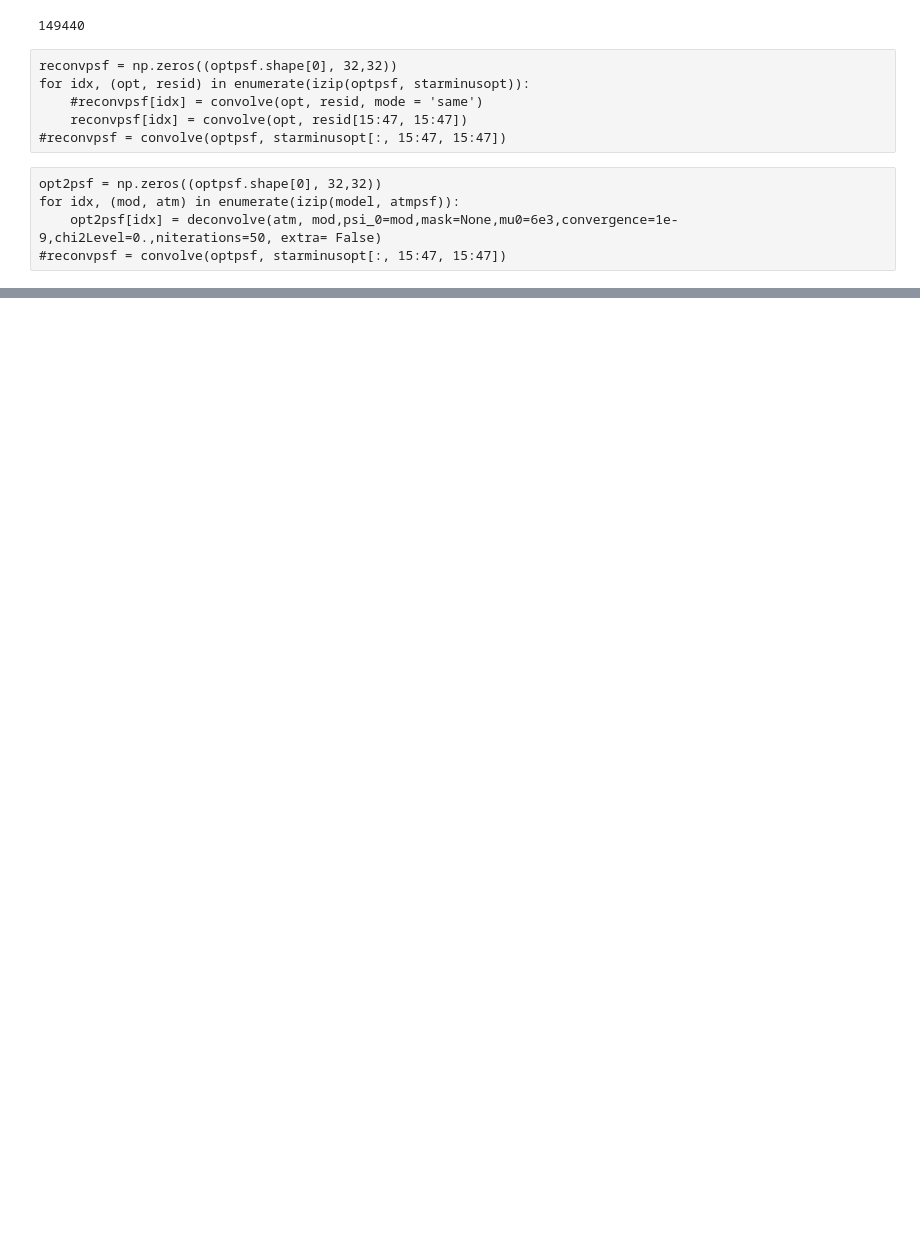
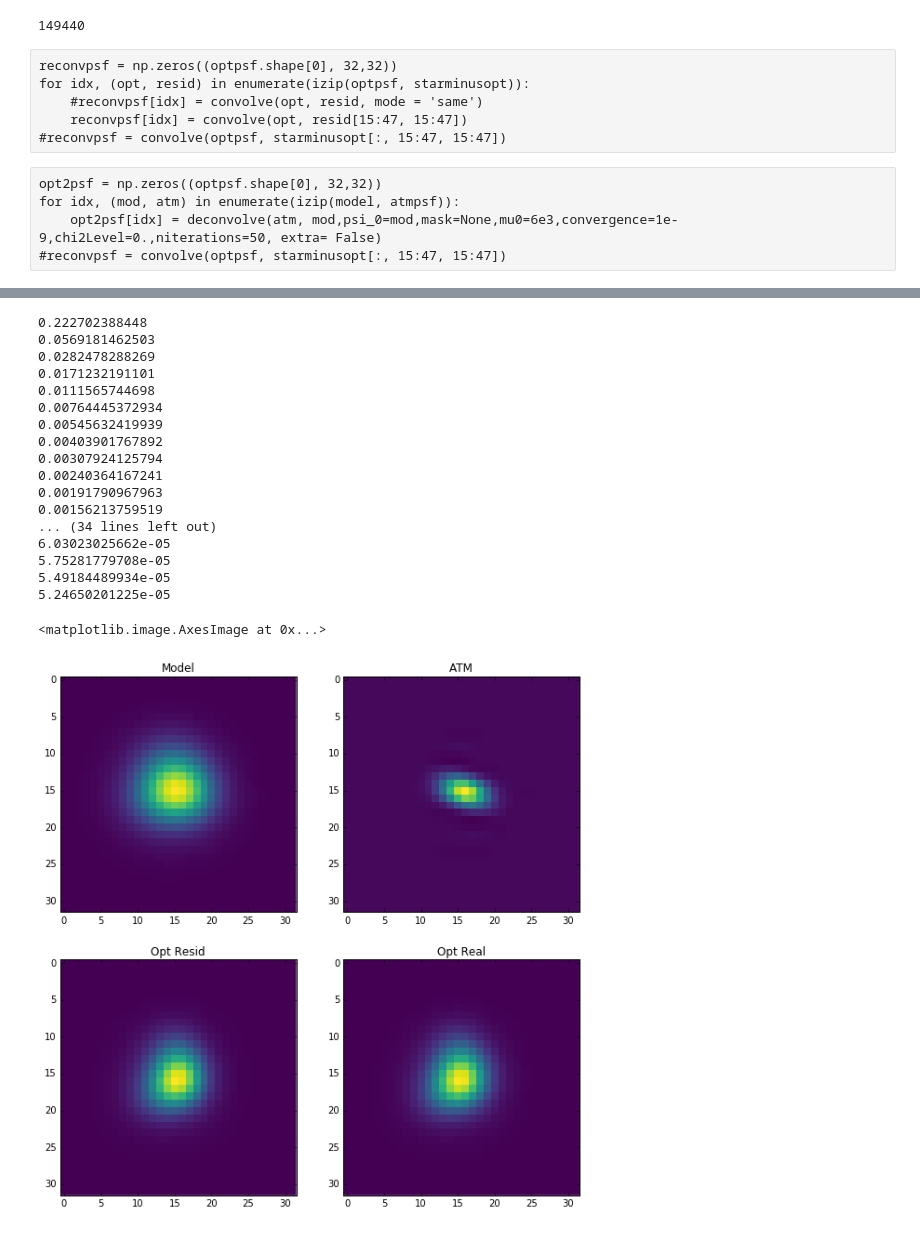
Before and after one commit to aaronroodman/DeconvolvePSF, a Jupyter notebook: Deconvolve Test.ipynb, the cells around one changed output, grey strips where cells are left out. Drawn from its saved outputs; the diff is of its cells as text; code cells hidden in the pictures; blank space fills up the shorter version.

```diff
--- a/Deconvolve Test.ipynb
+++ b/Deconvolve Test.ipynb
@@ -234,0 +275,39 @@ pwd
+# %%
+dec = deconvolve(atmpsf[idx], model[idx],psi_0=model[idx],mask=None,mu0=atmpsf[idx].mean(),convergence=1e-6,chi2Level=0.,niterations=50, extra= False)
+fig = plt.figure(figsize = (10,10))
+
+vmin = None
+vmax = None#np.max([atmpsf[idx].max(), model[idx].max(), optpsf[idx].max()])
+
+plt.subplot(222)
+plt.title('ATM')
+plt.imshow(atmpsf[idx], interpolation = 'None', vmin = vmin, vmax = vmax)
+plt.subplot(221)
+plt.title('Model')
+plt.imshow(model[idx], interpolation = 'None', vmin = vmin, vmax = vmax)
+plt.subplot(223)
+plt.title('Opt Resid')
+plt.imshow(dec, interpolation = 'None', vmin = vmin, vmax = vmax)
+plt.subplot(224)
+plt.title('Opt Real')
+plt.imshow(optpsf[idx], interpolation = 'None', vmin = vmin, vmax = vmax)
+# %% [output]
+0.222702388448
+0.0569181462503
+0.0282478288269
+0.0171232191101
+0.0111565744698
+0.00764445372934
+0.00545632419939
+0.00403901767892
+0.00307924125794
+0.00240364167241
+0.00191790967963
+0.00156213759519
+... (34 lines left out)
+6.03023025662e-05
+5.75281779708e-05
+5.49184489934e-05
+5.24650201225e-05
+<matplotlib.image.AxesImage at 0x...>
+[figure, added]
```
Also changed, not shown: parts of 7 cells of this notebook.
